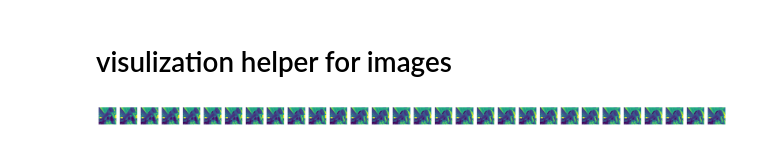
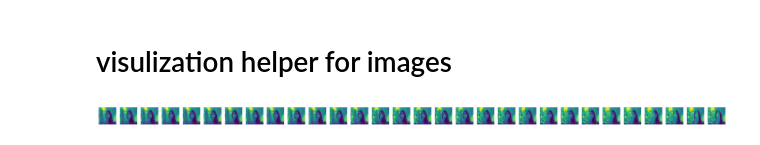
Before and after one commit to Jloon02/Video-Machine-Learning-Classification, a Jupyter notebook: gesture_recognition.ipynb, the cells around one changed output. Drawn from its saved outputs; the diff is of its cells as text; code cells hidden in the pictures.

Commit message:
Video and Landmark Classification

```diff
--- a/gesture_recognition.ipynb
+++ b/gesture_recognition.ipynb
@@ -101,8 +164,9 @@ for epoch in range(num_epochs):
 # %%
 # TODO 5
 # create test data loader
+test_loader = DataLoader(val_dataset, batch_size=32, shuffle=False, num_workers=4)
 
 # Load the specified trained model (if you have saved muliple checkpoint during training)
 model = GestureRecognitionModel(num_classes=5)
-model.load_state_dict(torch.load(""))  # Load the desired saved model weights, change the path if needed
+model.load_state_dict(torch.load("model_configs/image_lstm_model_5.pth"))  # Load the desired saved model weights, change the path if needed
 model.eval()  # Set the model to evaluation mode
@@ -145,7 +288,7 @@ test_data_folder = test_data['instance']
 # %%
 
 class LandmarkClassifier(nn.Module):
-    def __init__(self, input_size=63, hidden_size= , num_layers= , num_classes=5, dropout= ): # change the hyper parameter as you need
+    def __init__(self, input_size=63, hidden_size=128 , num_layers=2 , num_classes=5, dropout=0.2 ): # change the hyper parameter as you need
         """
         LSTM Model for hand gesture classification.
 
@@ -158,6 +301,11 @@ class LandmarkClassifier(nn.Module):
         """
 
         # TODO 11: create a sequential model for hand landmarks recognition
+        super(LandmarkClassifier, self).__init__()
+
+        # LSTM layer
+        self.lstm = nn.LSTM(input_size, hidden_size, num_layers, batch_first=True, dropout=dropout) # LSTM layer
+        self.fc = nn.Linear(hidden_size, num_classes) # Fully connected layer
 
 
     def forward(self, x):
@@ -172,7 +320,8 @@ class LandmarkClassifier(nn.Module):
         """
 
         # TODO 12: write your feed forward network
-
+        r_out, (h_n, h_c) = self.lstm(x)
+        output = self.fc(r_out[:, -1, :]) # Use the last hidden state
         return output
 # %%
 # Define model, loss, and optimizer
@@ -225,5 +374,5 @@ for epoch in range(num_epochs):
     print(f"Epoch [{epoch+1}/{num_epochs}], Loss: {epoch_loss:.4f}, Accuracy: {epoch_accuracy:.2f}%")
 
     # regularly save model configurations
-    # if epoch%5 ==0:
-    #     torch.save(model.state_dict(), f'./model_configs/landmark_recognition_model_{epoch}.pth')  # Save model
+    if (epoch+1)%5 == 0:
+        torch.save(model.state_dict(), f'./model_configs/landmark_recognition_model_{epoch+1}.pth')  # Save model
@@ -230,5 +397,5 @@ for epoch in range(num_epochs):
 # %%
 # Load the specified trained model
-model = LSTMLandmarkClassifier(num_classes=5)
-model.load_state_dict(torch.load(""))  # Load the desired saved model weights, change the path if needed
+model = LandmarkClassifier(num_classes=5)
+model.load_state_dict(torch.load("model_configs/landmark_recognition_model_50.pth"))  # Load the desired saved model weights, change the path if needed
 model.eval()  # Set the model to evaluation mode
@@ -251,27 +798,34 @@ Compare the results from the model you trained for sequential images and hand la
 # %%
 # Visualize multiple frames from the sequence
 frames_to_display = 30  # Number of frames to visualize
-test_dataset_root = ''
+test_dataset_root = 'data/val'  # Path to the test dataset
 
+# Get the list of subfolders (video sequences) in the test dataset
+subfolders = sorted(os.listdir(test_dataset_root))
+
+# Select a specific subfolder (e.g., the 90th subfolder)
+folder_index = 90  # Change this index to visualize a different sequence
+folder_name = subfolders[folder_index]
+image_folder_path = os.path.join(test_dataset_root, folder_name)
+
+# Get the list of image files in the selected subfolder
+image_names = sorted(os.listdir(image_folder_path))
+
+# Create a figure to display the frames
 fig, axes = plt.subplots(1, frames_to_display, figsize=(30, 10))
-folder_path_key = test_data_folder[90].split('_000')[0]
-for image_folder_name in os.listdir(test_dataset_root):
-    if folder_path_key in image_folder_name:
-        image_folder_path = os.path.join(test_dataset_root, image_folder_name)
 
-image_names = sorted(os.listdir(image_folder_path))
 # Load and display each frame
 for i in range(frames_to_display):
 
     image_path = os.path.join(image_folder_path, image_names[i])
     # print(image_path)
     # Open and transform the image
     image = Image.open(image_path).convert("L")
     image_tensor = transform(image)
     image_np = image_tensor.numpy().transpose(1, 2, 0)
 
     # Plot image
     axes[i].imshow(image_np)
     axes[i].axis('off')  # Hide axis for clarity
 # %% [output]
-[figure, old version]
+[figure, new version]
```
Also changed, not shown: parts of 19 cells of this notebook, 1 other file.
